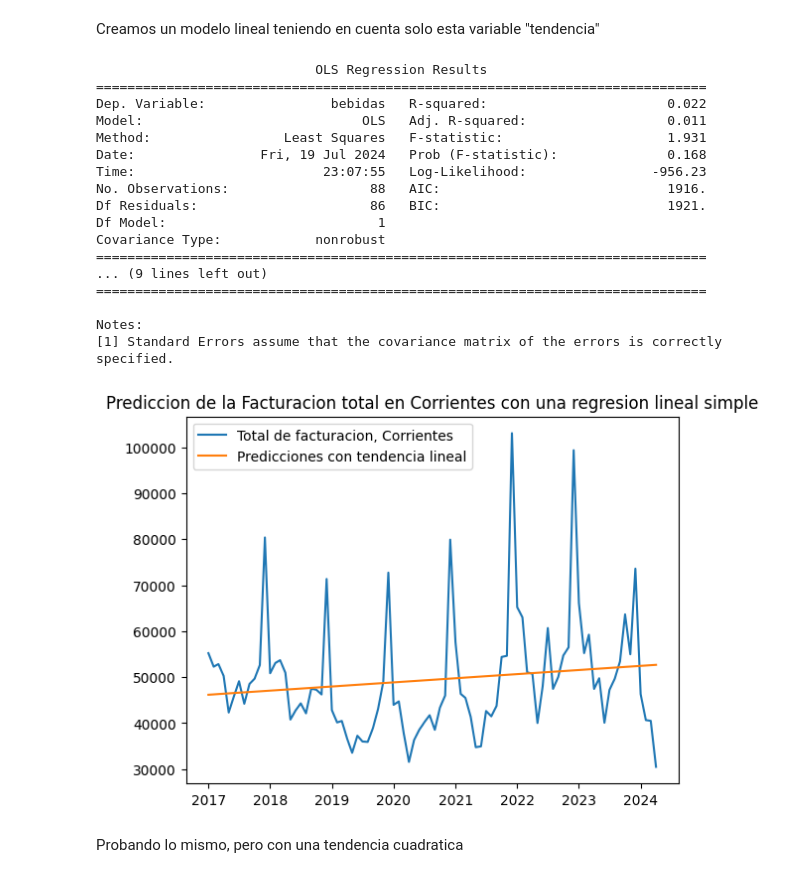
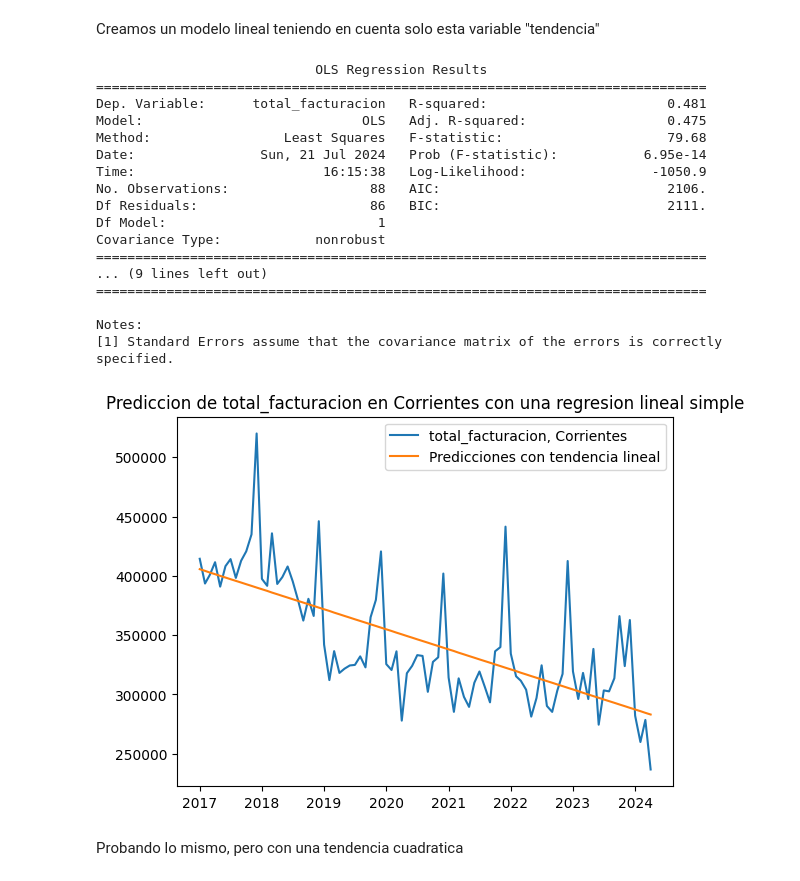
Before and after one commit to gastonbenitez2001/diplomatura_unne, a Jupyter notebook: trabajo_diplo/modelo_rl.ipynb, the cells around one changed output. Drawn from its saved outputs; the diff is of its cells as text; code cells hidden in the pictures.

```diff
--- a/trabajo_diplo/modelo_rl.ipynb
+++ b/trabajo_diplo/modelo_rl.ipynb
@@ -35,7 +35,7 @@ df
 | 2024-04-01 | 5 | 18 | 236734.57 | 30501.96 | 55401.99 | 10137.87 | 18997.23 | 30646.31 | ... |
 88 rows × 14 columns
 # %%
-columna_objetivo = 'bebidas'
+columna_objetivo = 'total_facturacion'
 # %%
 plt.plot(df[columna_objetivo],label='Total de facturacion', color = "green")
 plt.title('Total facturado en supermercados (deflactado) - Corrientes')
@@ -62,13 +62,13 @@ predicciones = reg_ten1.predict(X)
 # %% [output]
                             OLS Regression Results
 ==============================================================================
-Dep. Variable:                bebidas   R-squared:                       0.022
-Model:                            OLS   Adj. R-squared:                  0.011
-Method:                 Least Squares   F-statistic:                     1.931
-Date:                Fri, 19 Jul 2024   Prob (F-statistic):              0.168
-Time:                        23:07:55   Log-Likelihood:                -956.23
-No. Observations:                  88   AIC:                             1916.
-Df Residuals:                      86   BIC:                             1921.
+Dep. Variable:      total_facturacion   R-squared:                       0.481
+Model:                            OLS   Adj. R-squared:                  0.475
+Method:                 Least Squares   F-statistic:                     79.68
+Date:                Sun, 21 Jul 2024   Prob (F-statistic):           6.95e-14
+Time:                        16:15:38   Log-Likelihood:                -1050.9
+No. Observations:                  88   AIC:                             2106.
+Df Residuals:                      86   BIC:                             2111.
 Df Model:                           1
 Covariance Type:            nonrobust
 ==============================================================================
@@ -78,13 +78,13 @@ Covariance Type:            nonrobust
 Notes:
 [1] Standard Errors assume that the covariance matrix of the errors is correctly specified.
 # %%
-plt.plot(df[columna_objetivo],label = "Total de facturacion, Corrientes")
+plt.plot(df[columna_objetivo],label = f"{columna_objetivo}, Corrientes")
 plt.plot(predicciones,label = "Predicciones con tendencia lineal")
-plt.title("Prediccion de la Facturacion total en Corrientes con una regresion lineal simple")
+plt.title(f"Prediccion de {columna_objetivo} en Corrientes con una regresion lineal simple")
 plt.legend()
 plt.show()
 # %% [output]
-[figure, old version]
+[figure, new version]
 # %% [markdown]
 Probando lo mismo, pero con una tendencia cuadratica
 # %%
```
Also changed, not shown: parts of 30 cells of this notebook, 2 other files.
